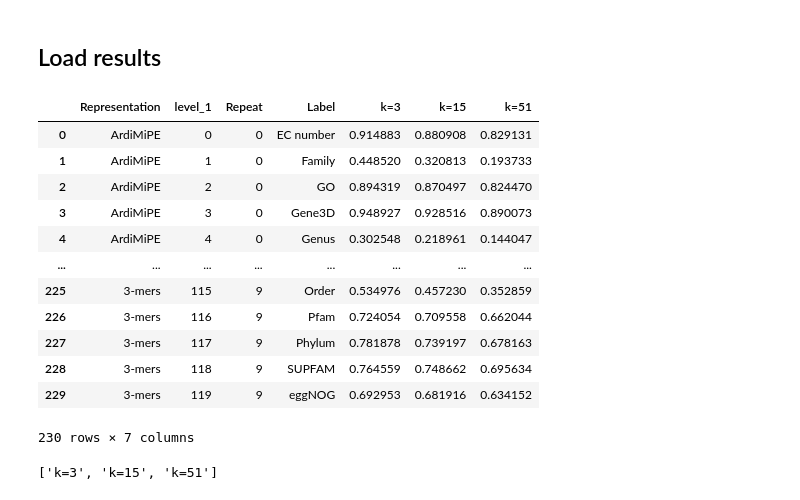
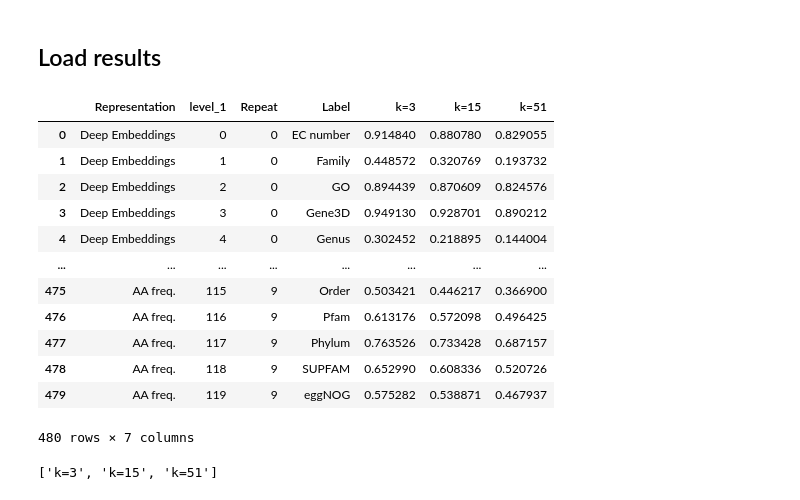
Before and after one commit to ardigen/microbiome-protein-embeddings, a Jupyter notebook: 01-label-recovery/02-plot-results.ipynb, the cells around one changed output. Cells and saved outputs as stored; diff of their text form; code cells hidden in the pictures.

```diff
--- a/01-label-recovery/02-plot-results.ipynb
+++ b/01-label-recovery/02-plot-results.ipynb
@@ -26,24 +19,26 @@ def read_results(results_path):
     }, names=['Repeat', 'Label', 'entry_name']).reset_index(level=0).groupby(['Repeat', 'Label']).mean().reset_index()
 # %%
 results = pd.concat({
-    'ArdiMiPE': read_results('results_ArdiMiPE/'),
-    '3-mers': read_results('results_3mers/'),
+    'Deep Embeddings': read_results('results_deep_embeddings/'),
+    '3-mers': read_results('results_3mers_embeddings/'),
+    '3-mers TF-IDF': read_results('results_3mers-tfidf_embeddings/'),
+    'AA freq.': read_results('results_aafreq_embeddings/'),
 }, names=['Representation']).reset_index()
 results
 # %% [output]
 |  | Representation | level_1 | Repeat | Label | k=3 | k=15 | k=51 |
-| 0 | ArdiMiPE | 0 | 0 | EC number | 0.914883 | 0.880908 | 0.829131 |
-| 1 | ArdiMiPE | 1 | 0 | Family | 0.448520 | 0.320813 | 0.193733 |
-| 2 | ArdiMiPE | 2 | 0 | GO | 0.894319 | 0.870497 | 0.824470 |
-| 3 | ArdiMiPE | 3 | 0 | Gene3D | 0.948927 | 0.928516 | 0.890073 |
-| 4 | ArdiMiPE | 4 | 0 | Genus | 0.302548 | 0.218961 | 0.144047 |
+| 0 | Deep Embeddings | 0 | 0 | EC number | 0.914840 | 0.880780 | 0.829055 |
+| 1 | Deep Embeddings | 1 | 0 | Family | 0.448572 | 0.320769 | 0.193732 |
+| 2 | Deep Embeddings | 2 | 0 | GO | 0.894439 | 0.870609 | 0.824576 |
+| 3 | Deep Embeddings | 3 | 0 | Gene3D | 0.949130 | 0.928701 | 0.890212 |
+| 4 | Deep Embeddings | 4 | 0 | Genus | 0.302452 | 0.218895 | 0.144004 |
 | ... | ... | ... | ... | ... | ... | ... | ... |
-| 225 | 3-mers | 115 | 9 | Order | 0.534976 | 0.457230 | 0.352859 |
-| 226 | 3-mers | 116 | 9 | Pfam | 0.724054 | 0.709558 | 0.662044 |
-| 227 | 3-mers | 117 | 9 | Phylum | 0.781878 | 0.739197 | 0.678163 |
-| 228 | 3-mers | 118 | 9 | SUPFAM | 0.764559 | 0.748662 | 0.695634 |
-| 229 | 3-mers | 119 | 9 | eggNOG | 0.692953 | 0.681916 | 0.634152 |
+| 475 | AA freq. | 115 | 9 | Order | 0.503421 | 0.446217 | 0.366900 |
+| 476 | AA freq. | 116 | 9 | Pfam | 0.613176 | 0.572098 | 0.496425 |
+| 477 | AA freq. | 117 | 9 | Phylum | 0.763526 | 0.733428 | 0.687157 |
+| 478 | AA freq. | 118 | 9 | SUPFAM | 0.652990 | 0.608336 | 0.520726 |
+| 479 | AA freq. | 119 | 9 | eggNOG | 0.575282 | 0.538871 | 0.467937 |
-230 rows × 7 columns
+480 rows × 7 columns
 # %%
 classificators = results.filter(like='k=').columns.tolist()
 classificators
```
Also changed, not shown: parts of 3 cells of this notebook, 6 other files.
